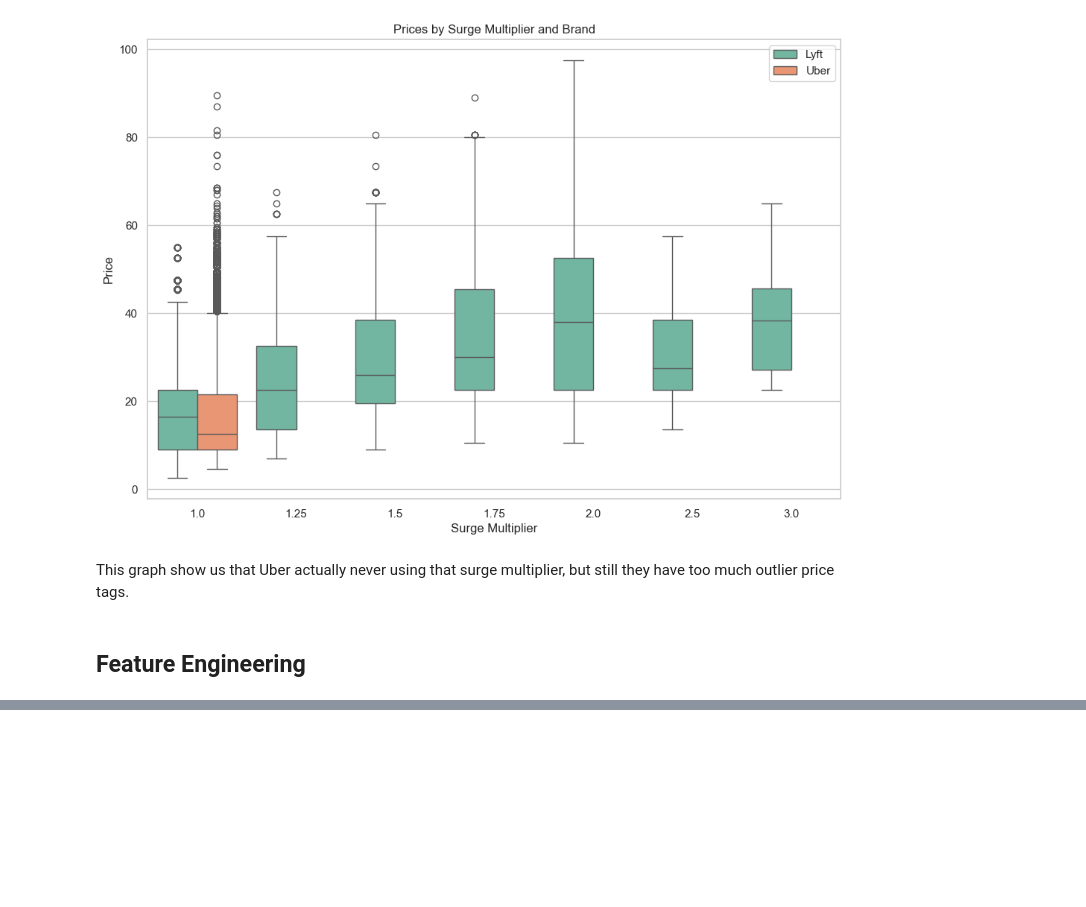
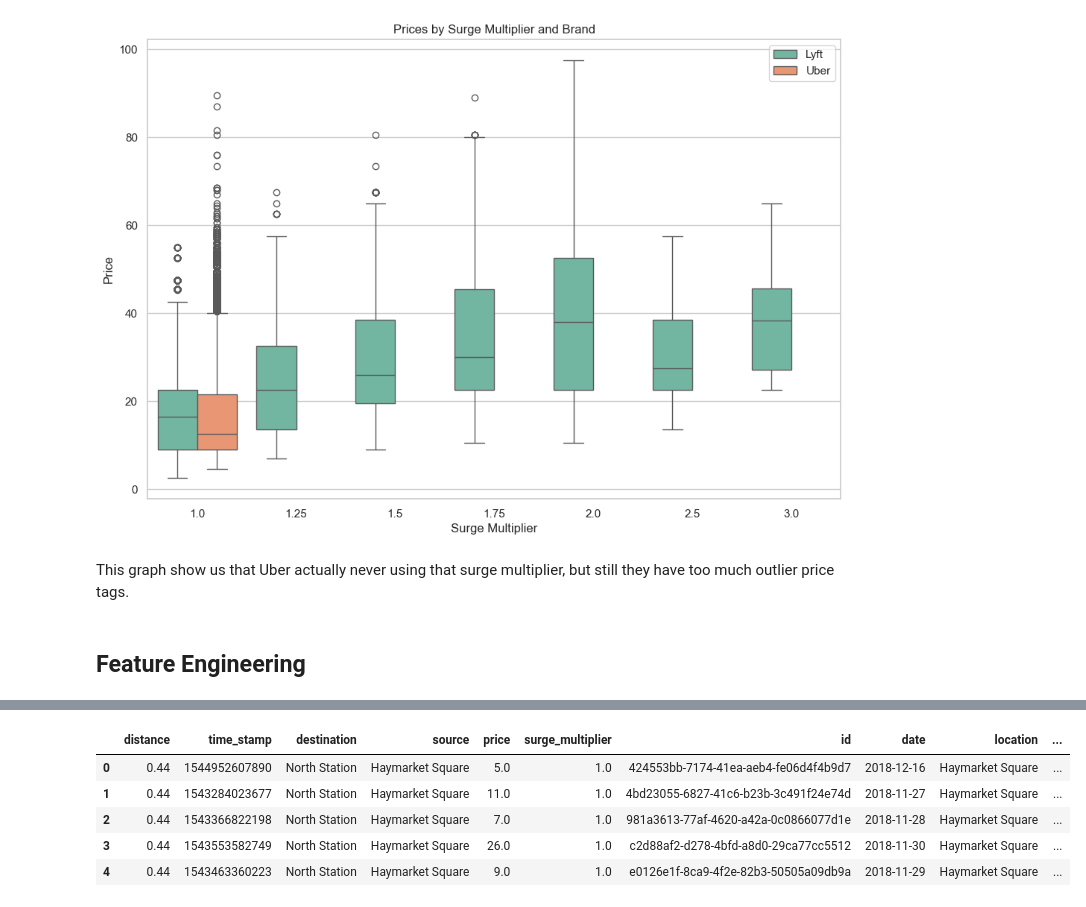
Before and after one commit to hfarukaktas/data-science-projects, a Jupyter notebook: uber-lyft-prices-data/Uber - Lyft Prices.ipynb, the cells around one changed output, grey strips where cells are left out. Saved outputs shown, nothing was run; the diff lists cells and outputs as text; code cells hidden in the pictures; blank space fills up the shorter version.

```diff
--- a/uber-lyft-prices-data/Uber - Lyft Prices.ipynb
+++ b/uber-lyft-prices-data/Uber - Lyft Prices.ipynb
@@ -308,0 +318,11 @@ This graph show us that Uber actually never using that surge multiplier, but sti
+# %%
+# adding is_it_night and is_it_weekend columns using time_stamp
+df_clean["date_time"] = pd.to_datetime(df_clean["time_stamp"], unit = "ms")
+df_clean["hour"] = df_clean["date_time"].dt.hour
+df_clean["day_of_week"] = df_clean["date_time"].dt.dayofweek
+
+df_clean["is_it_night"] = ((df_clean["hour"] >= 0) & (df_clean["hour"] <= 6))
+df_clean["is_it_weekend"] = (df_clean["day_of_week"] > 5)
+
+pd.set_option("display.max_columns", None)
+df_clean.head()
@@ -308,0 +336,13 @@ This graph show us that Uber actually never using that surge multiplier, but sti
+# %%
+# one-hot encoding to our categorical variables
+cat_cols = ["cab_type", "product_id", "name"]
+df_encoded = pd.get_dummies(df_clean, columns = cat_cols)
+
+df_encoded.head()
+# %% [output]
+|  | distance | time_stamp | destination | source | price | surge_multiplier | id | date | location | ... |
+| 0 | 0.44 | 1544952607890 | North Station | Haymarket Square | 5.0 | 1.0 | 424553bb-7174-41ea-aeb4-fe06d4f4b9d7 | 2018-12-16 | Haymarket Square | ... |
+| 1 | 0.44 | 1543284023677 | North Station | Haymarket Square | 11.0 | 1.0 | 4bd23055-6827-41c6-b23b-3c491f24e74d | 2018-11-27 | Haymarket Square | ... |
+| 2 | 0.44 | 1543366822198 | North Station | Haymarket Square | 7.0 | 1.0 | 981a3613-77af-4620-a42a-0c0866077d1e | 2018-11-28 | Haymarket Square | ... |
+| 3 | 0.44 | 1543553582749 | North Station | Haymarket Square | 26.0 | 1.0 | c2d88af2-d278-4bfd-a8d0-29ca77cc5512 | 2018-11-30 | Haymarket Square | ... |
+| 4 | 0.44 | 1543463360223 | North Station | Haymarket Square | 9.0 | 1.0 | e0126e1f-8ca9-4f2e-82b3-50505a09db9a | 2018-11-29 | Haymarket Square | ... |
```
Also changed, not shown: parts of 12 cells of this notebook.
